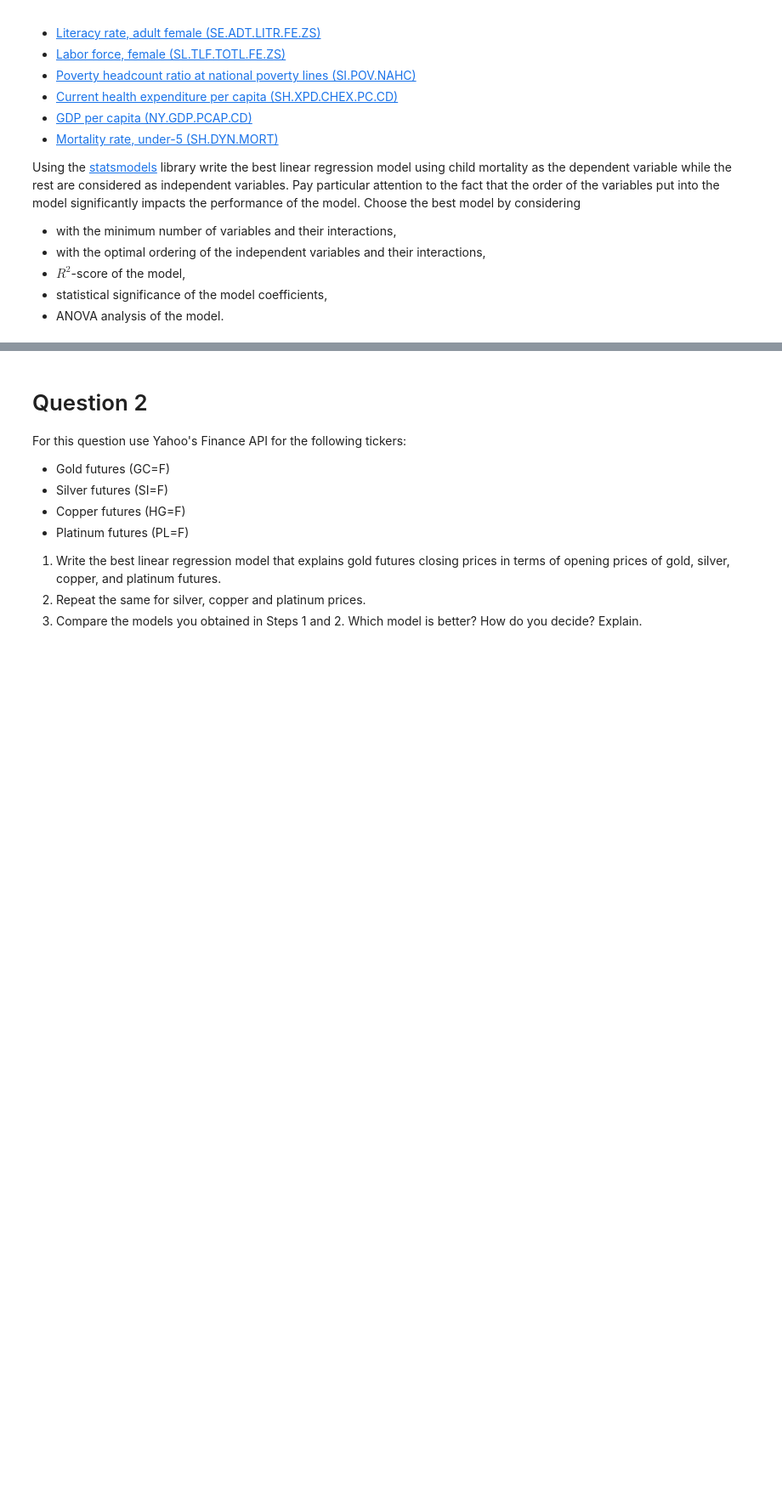
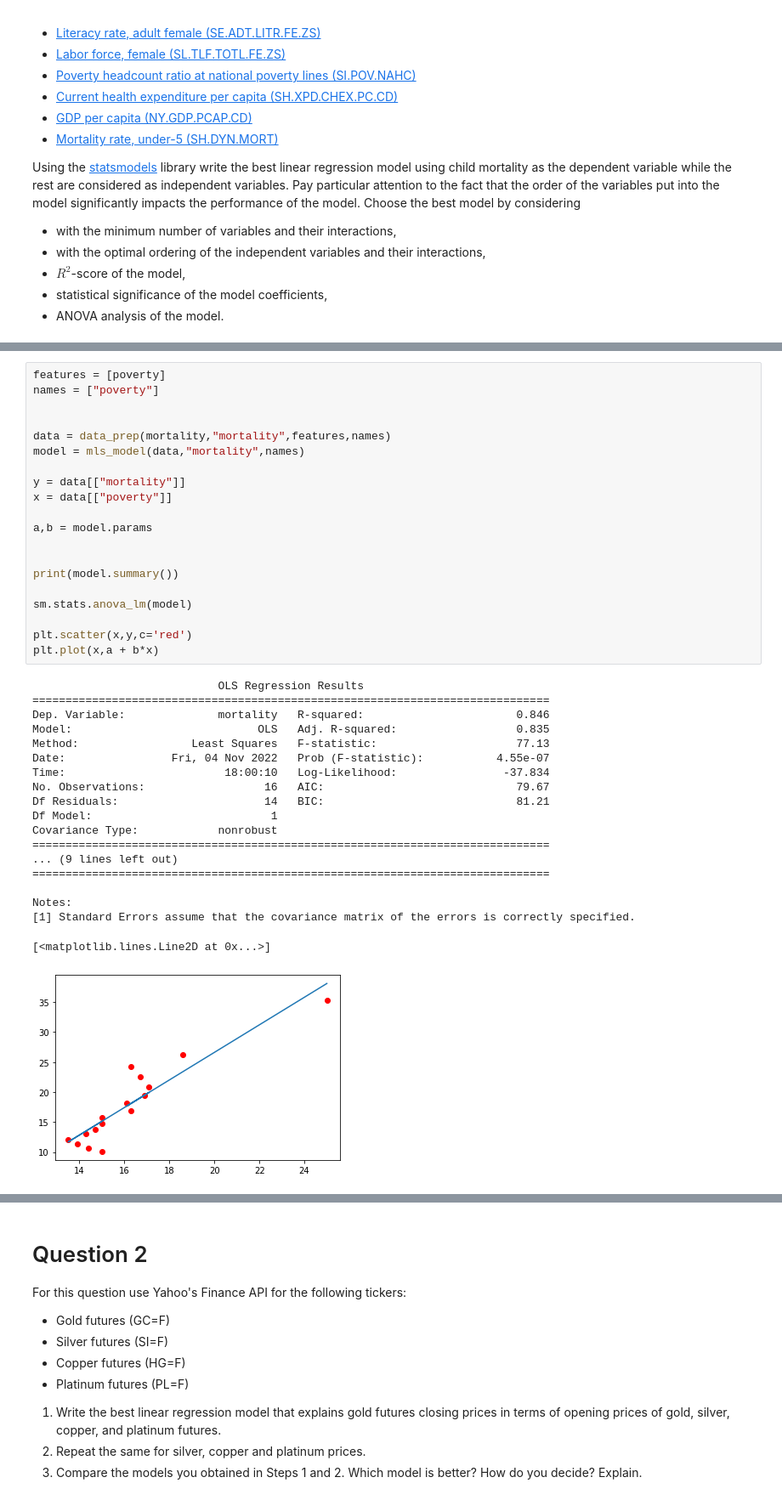
Before and after one commit to emirsglm/MAT388E-Data-Science-HW, a Jupyter notebook: HW2.ipynb, the cells around one changed output, grey strips where cells are left out. Shown at 85% size. Cells and saved outputs as stored; diff of their text form; blank space fills up the shorter version.

```diff
--- a/HW2.ipynb
+++ b/HW2.ipynb
@@ -20,0 +96,40 @@ Using the [statsmodels](https://www.statsmodels.org/stable/index.html) library w
+# %%
+features = [poverty]
+names = ["poverty"]
+
+
+data = data_prep(mortality,"mortality",features,names)
+model = mls_model(data,"mortality",names)
+
+y = data[["mortality"]]
+x = data[["poverty"]]
+
+a,b = model.params
+
+
+print(model.summary())
+
+sm.stats.anova_lm(model)
+
+plt.scatter(x,y,c='red')
+plt.plot(x,a + b*x)
+# %% [output]
+                            OLS Regression Results
+==============================================================================
+Dep. Variable:              mortality   R-squared:                       0.846
+Model:                            OLS   Adj. R-squared:                  0.835
+Method:                 Least Squares   F-statistic:                     77.13
+Date:                Fri, 04 Nov 2022   Prob (F-statistic):           4.55e-07
+Time:                        18:00:10   Log-Likelihood:                -37.834
+No. Observations:                  16   AIC:                             79.67
+Df Residuals:                      14   BIC:                             81.21
+Df Model:                           1
+Covariance Type:            nonrobust
+==============================================================================
+... (9 lines left out)
+==============================================================================
+
+Notes:
+[1] Standard Errors assume that the covariance matrix of the errors is correctly specified.
+[<matplotlib.lines.Line2D at 0x...>]
+[figure, added]
```
Also changed, not shown: parts of 35 cells of this notebook.
